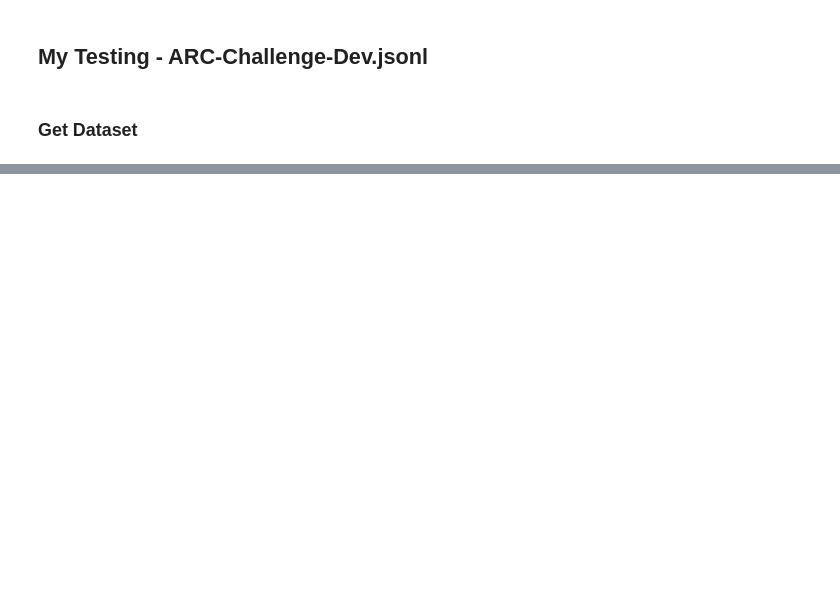
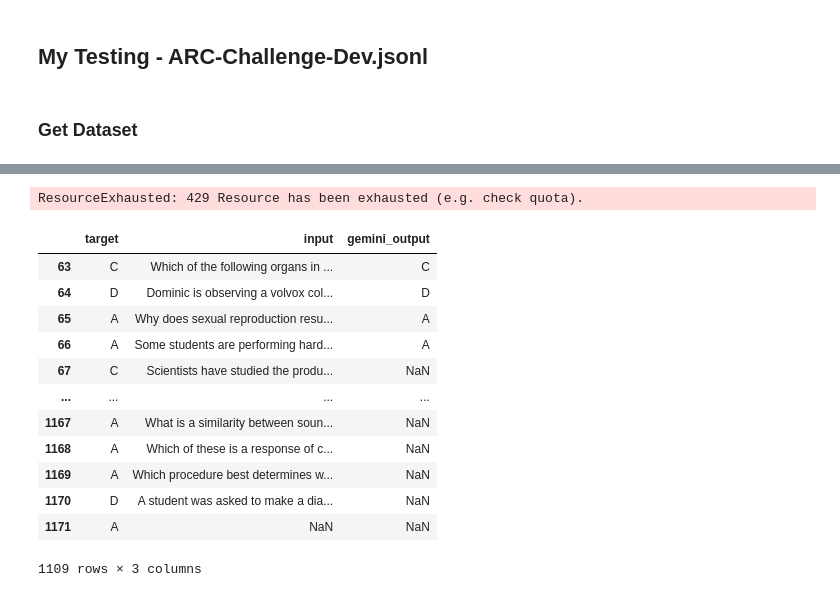
Before and after one commit to ezishr/Undergraduate-Research, a Jupyter notebook: Check points/ARC-Challenge/ARC-Challenge.ipynb, the cells around one changed output, grey strips where cells are left out. Saved outputs shown, nothing was run; the diff lists cells and outputs as text; code cells hidden in the pictures; blank space fills up the shorter version.

Commit message:
more gemini & groq

```diff
--- a/Check points/ARC-Challenge/ARC-Challenge.ipynb
+++ b/Check points/ARC-Challenge/ARC-Challenge.ipynb
@@ -117,0 +180,7 @@ gemini_arc_challenge = gemini_generator(arc_challenge, "You only answer A, B, C,
+# %%
+gemini_arc_challenge = pd.concat([gemini_arc_challenge, sample])
+# %%
+model=genai.GenerativeModel(
+    model_name="gemini-1.5-flash",
+    system_instruction="You only answer A, B, C, D, or 1,2,3,4 from the provided multiple choices.",
+)
@@ -117,0 +200,26 @@ gemini_arc_challenge = gemini_generator(arc_challenge, "You only answer A, B, C,
+# %%
+response = model.generate_content(gemini_arc_challenge['input'][95])
+gemini_arc_challenge.loc[95, 'gemini_output'] = response.text.strip()
+# %%
+for i in range(90,95):
+    response = model.generate_content(gemini_arc_challenge['input'][i])
+
+    gemini_arc_challenge.loc[i, 'gemini_output'] = response.text.strip()
+# %% [output]
+ResourceExhausted: 429 Resource has been exhausted (e.g. check quota).
+# %%
+gemini_arc_challenge[63:]
+# %% [output]
+|  | target | input | gemini_output |
+| 63 | C | Which of the following organs in ... | C |
+| 64 | D | Dominic is observing a volvox col... | D |
+| 65 | A | Why does sexual reproduction resu... | A |
+| 66 | A | Some students are performing hard... | A |
+| 67 | C | Scientists have studied the produ... | NaN |
+| ... | ... | ... | ... |
+| 1167 | A | What is a similarity between soun... | NaN |
+| 1168 | A | Which of these is a response of c... | NaN |
+| 1169 | A | Which procedure best determines w... | NaN |
+| 1170 | D | A student was asked to make a dia... | NaN |
+| 1171 | A | NaN | NaN |
+1109 rows × 3 columns
```
Also changed, not shown: parts of 14 cells of this notebook, 6 other files.
